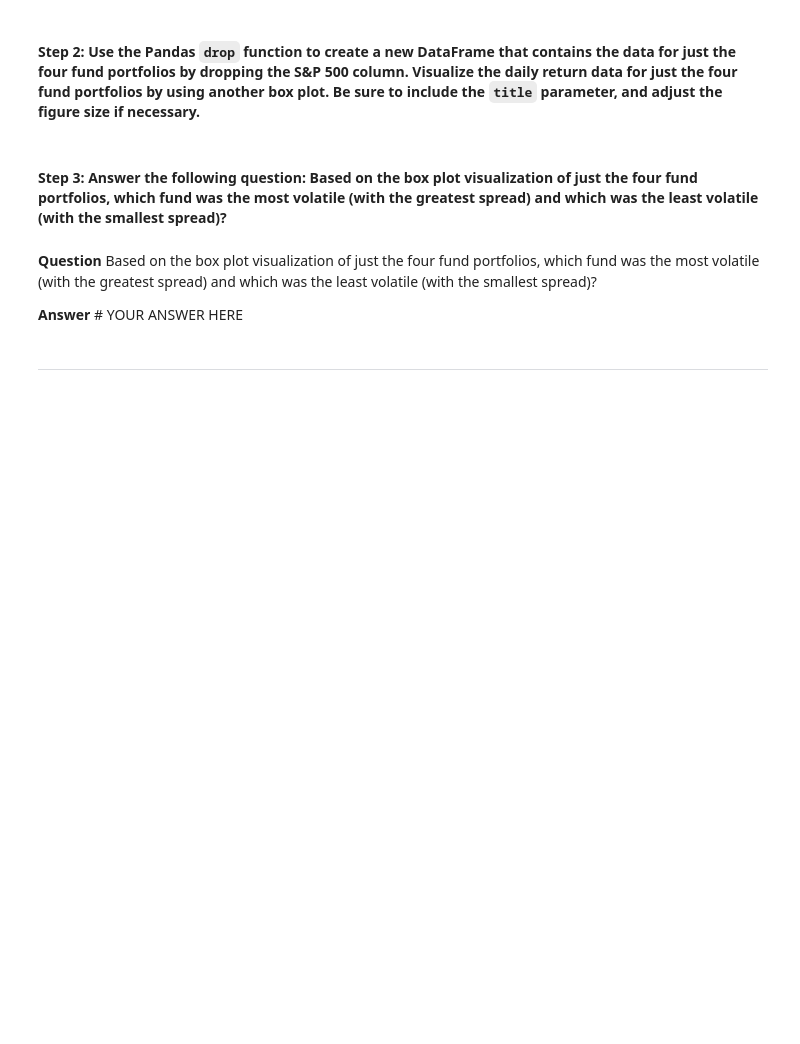
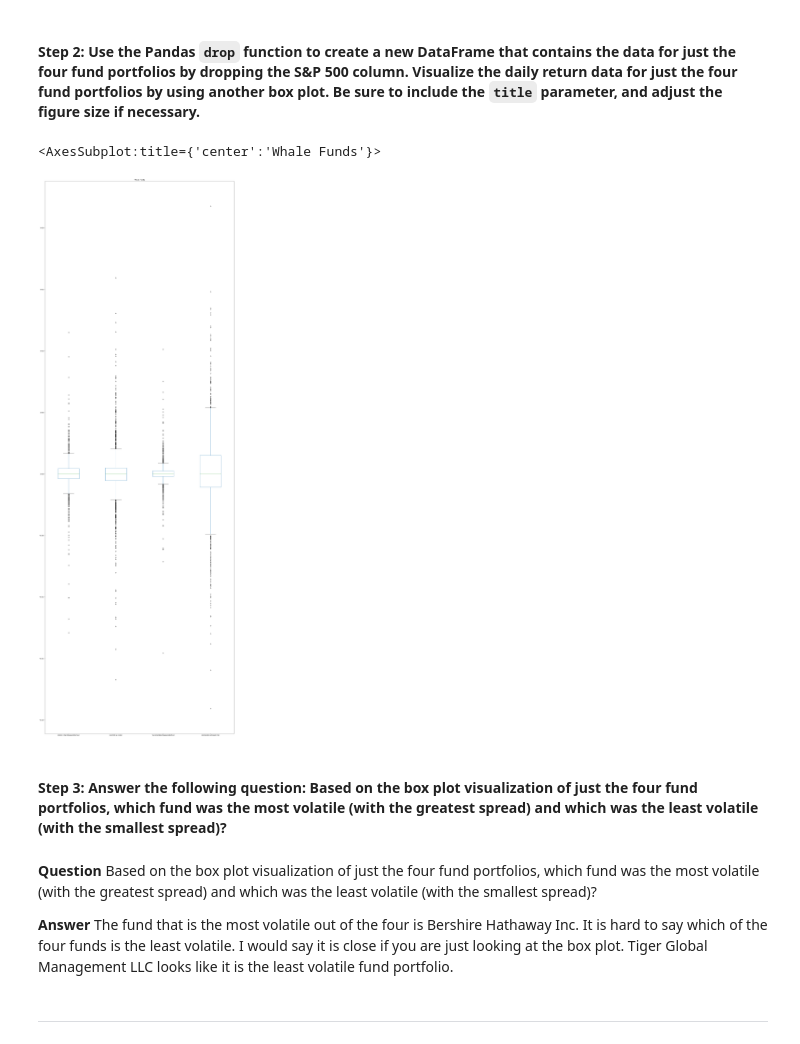
Before and after one commit to mckayav3/Analyzing-Portfolio-Risk-and-Return, a Jupyter notebook: Starter_Code/risk_return_analysis.ipynb, the cells around one changed output. Saved outputs shown, nothing was run; the diff lists cells and outputs as text; code cells hidden in the pictures; blank space fills up the shorter version.

```diff
--- a/Starter_Code/risk_return_analysis.ipynb
+++ b/Starter_Code/risk_return_analysis.ipynb
@@ -166,14 +221,18 @@ Analyze the volatility of each of the four fund portfolios and of the S&P 500 In
 # %%
 # Create a new DataFrame containing only the 4 fund portfolios by dropping the S&P 500 column from the DataFrame
 # Create box plots to reflect the return data for only the 4 fund portfolios
 # Include a title parameter and adjust the figure size
 # YOUR CODE HERE
+whale_daily_returns.drop("S&P 500",axis=1).plot(kind="box",figsize=(25,75),title="Whale Funds")
+# %% [output]
+<AxesSubplot:title={'center':'Whale Funds'}>
+[figure, added]
 # %% [markdown]
 #### Step 3: Answer the following question: Based on the box plot visualization of just the four fund portfolios, which fund was the most volatile (with the greatest spread) and which was the least volatile (with the smallest spread)?
 # %% [markdown]
 **Question** Based on the box plot visualization of just the four fund portfolios, which fund was the most volatile (with the greatest spread) and which was the least volatile (with the smallest spread)?
 
-**Answer** # YOUR ANSWER HERE
+**Answer** The fund that is the most volatile out of the four is Bershire Hathaway Inc. It is hard to say which of the four funds is the least volatile. I would say it is close if you are just looking at the box plot. Tiger Global Management LLC looks like it is the least volatile fund portfolio.
 # %% [markdown]
 ---
 # %% [markdown]
```
Also changed, not shown: parts of 28 cells of this notebook.
